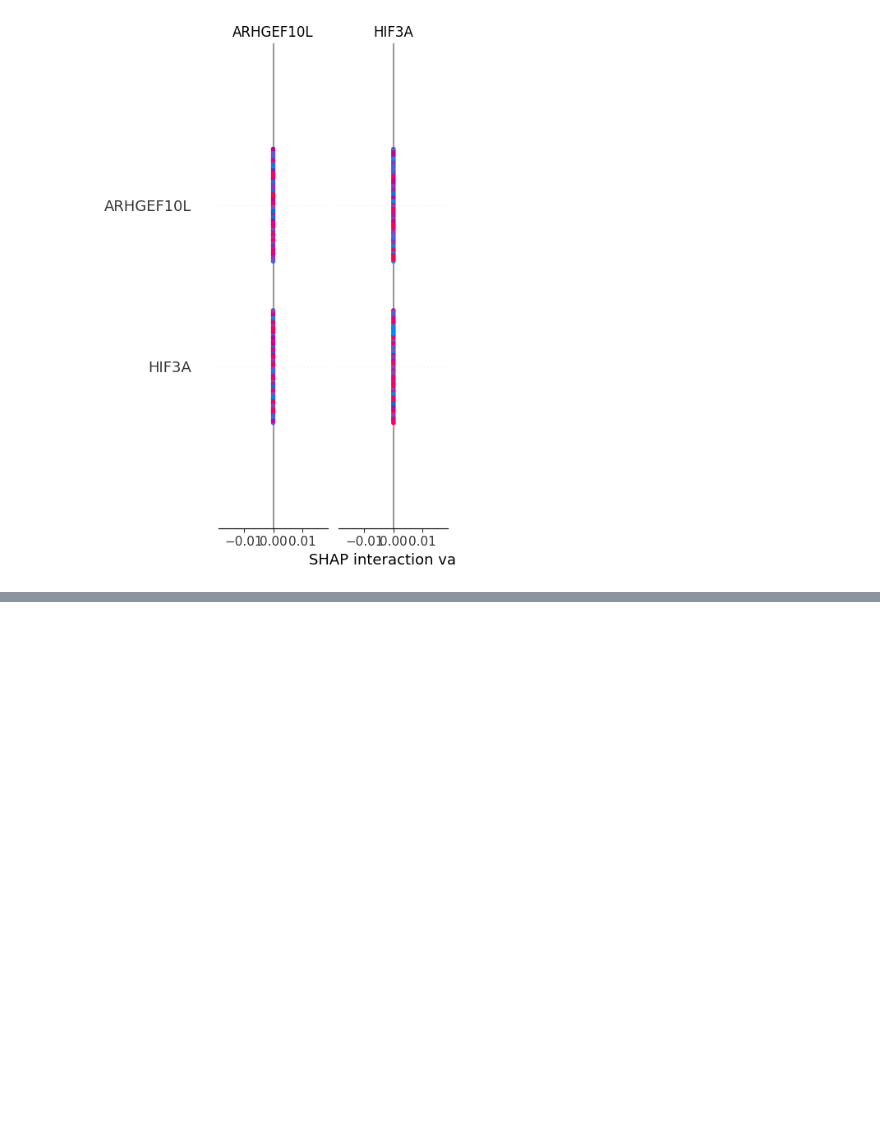
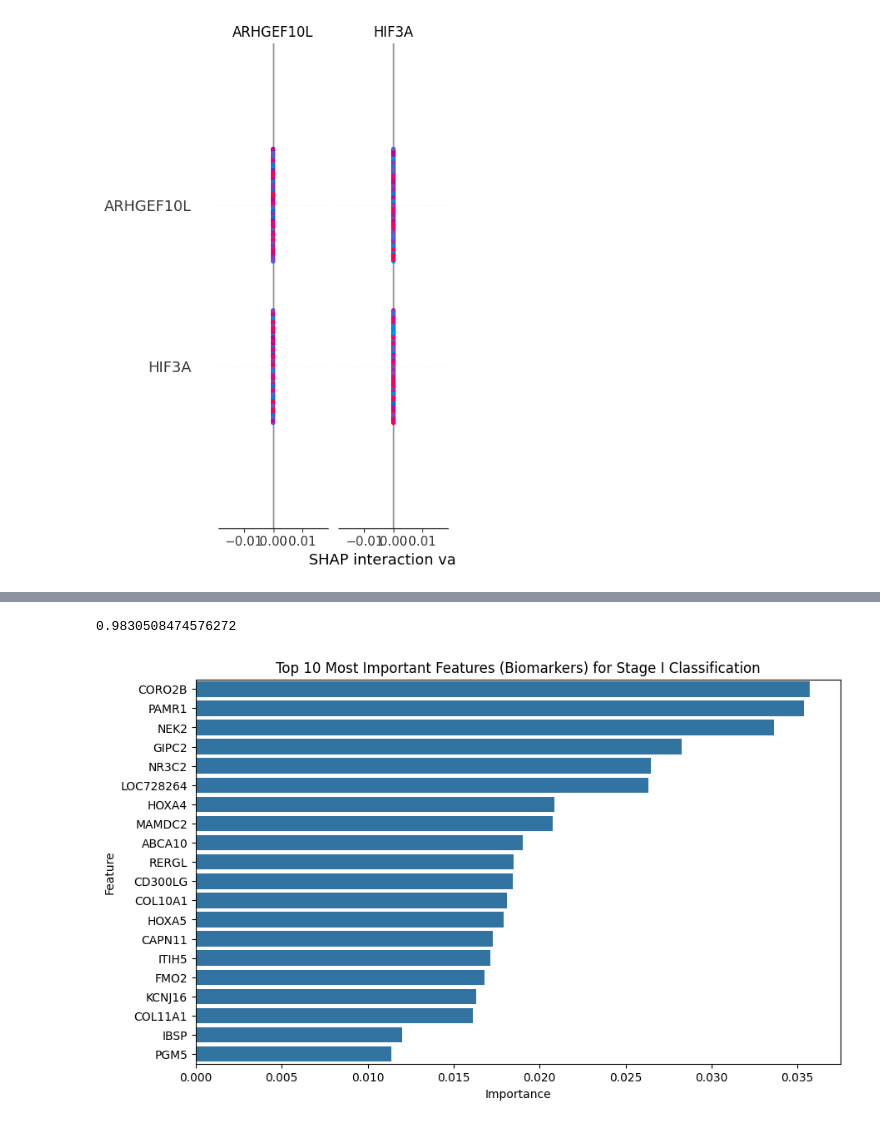
Before and after one commit to Neermita18/Multi-Omics-Breast-Cancer-BITS-Pilani, a Jupyter notebook: Early_stage_breast_cancer_biomarkers.ipynb, the cells around one changed output, grey strips where cells are left out. Drawn from its saved outputs; the diff is of its cells as text; code cells hidden in the pictures; blank space fills up the shorter version.

Commit message:
RF with statistically significant genes

```diff
--- a/Early_stage_breast_cancer_biomarkers.ipynb
+++ b/Early_stage_breast_cancer_biomarkers.ipynb
@@ -679,0 +693,2 @@ shap.summary_plot(shap_values_to_plot, X_test_scaled, feature_names=X.columns)
+# %%
+X_sig = X.loc[:, significant_genes]
@@ -679,0 +712,16 @@ shap.summary_plot(shap_values_to_plot, X_test_scaled, feature_names=X.columns)
+# %%
+X_train_sig, X_test_sig, y_train_sig, y_test_sig = train_test_split(X_sig, y, test_size=0.2, random_state=42, stratify=y)
+# %%
+scaler = StandardScaler()
+X_train_sig_scaled = scaler.fit_transform(X_train_sig)
+X_test_sig_scaled = scaler.transform(X_test_sig)
+# %%
+rf_sig = RandomForestClassifier(random_state=42)
+rf_sig.fit(X_train_sig_scaled, y_train_sig)
+
+y_pred_sig = rf_sig.predict(X_test_sig_scaled)
+y_proba_sig = rf_sig.predict_proba(X_test_sig_scaled)[:, 1]
+
+print("Accuracy (Significant Genes):", accuracy_score(y_test_sig, y_pred_sig))
+print("ROC-AUC (Significant Genes):", roc_auc_score(y_test_sig, y_proba_sig))
+print("\nClassification Report (Significant Genes):\n", classification_report(y_test_sig, y_pred_sig))
@@ -679,0 +741,16 @@ shap.summary_plot(shap_values_to_plot, X_test_scaled, feature_names=X.columns)
+# %%
+0.9830508474576272
+# %% [output]
+0.9830508474576272
+# %%
+feature_importances_sig = rf_sig.feature_importances_
+importance_df_sig = pd.DataFrame({'Feature': X_train_sig.columns,'Importance': feature_importances_sig})
+importance_df_sig = importance_df_sig.sort_values(by='Importance', ascending=False)
+
+
+plt.figure(figsize=(10, 6))
+sns.barplot(x='Importance', y='Feature', data=importance_df_sig.head(20))
+plt.title("Top 10 Most Important Features (Biomarkers) for Stage I Classification")
+plt.show()
+# %% [output]
+[figure, added]
```
Also changed, not shown: parts of 13 cells of this notebook.
